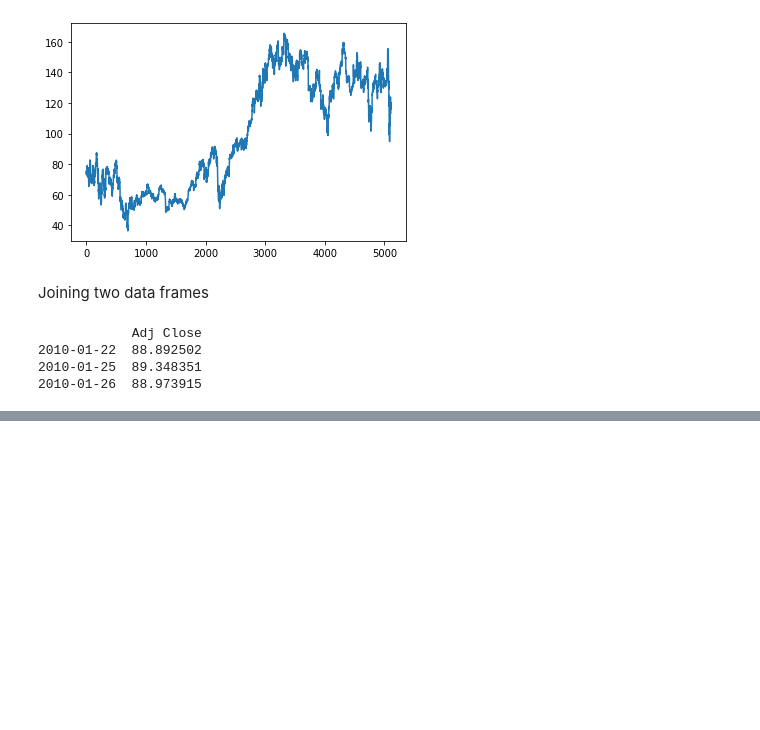
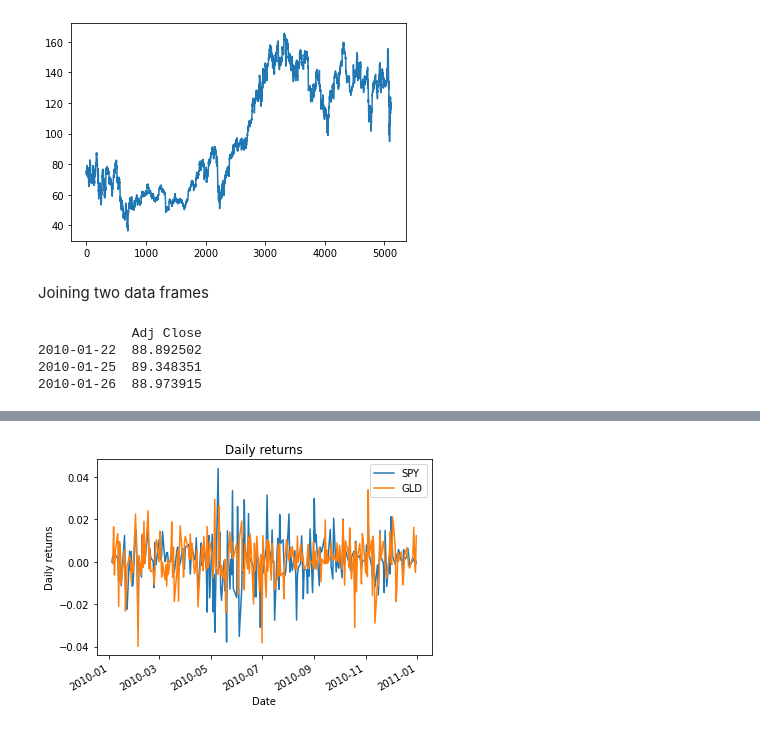
Before and after one commit to mjm522/ML4Trading_Udacity501, a Jupyter notebook: Intro to pandas.ipynb, the cells around one changed output, grey strips where cells are left out. Cells and saved outputs as stored; diff of their text form; code cells hidden in the pictures; blank space fills up the shorter version.

```diff
--- a/Intro to pandas.ipynb
+++ b/Intro to pandas.ipynb
@@ -106,0 +307,11 @@ print(combine_symbols_spy(['GOOG', 'IBM', 'GLD']).head())
+# %%
+def compute_daily_returns(df):
+    dftmp = df.copy()
+    dftmp.iloc[1:,:] = (dftmp.values[1:,:] / dftmp.values[:-1,:])-1
+    dftmp.iloc[0,:] = 0
+    return dftmp
+# %%
+daily_rtn_df = compute_daily_returns(df[['SPY', 'GLD']])
+plot_df(daily_rtn_df, title="Daily returns", ylabel="Daily returns")
+# %% [output]
+[figure, added]
```
Also changed, not shown: parts of 57 cells of this notebook, 1 other file.
